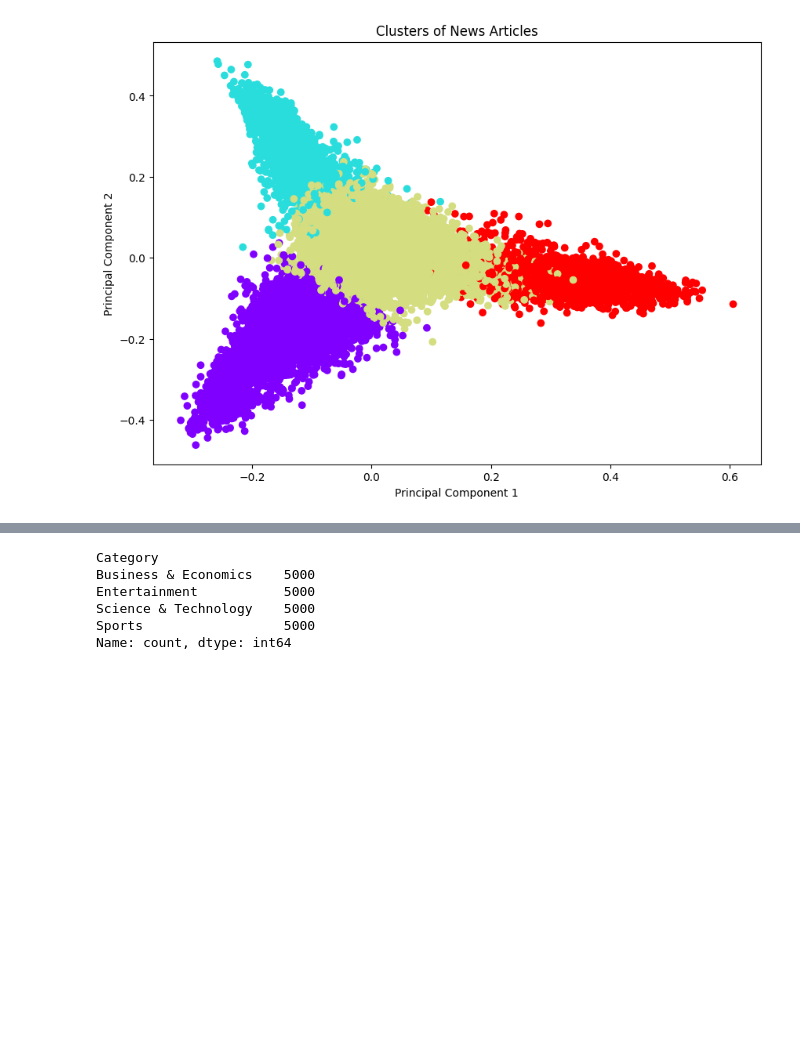
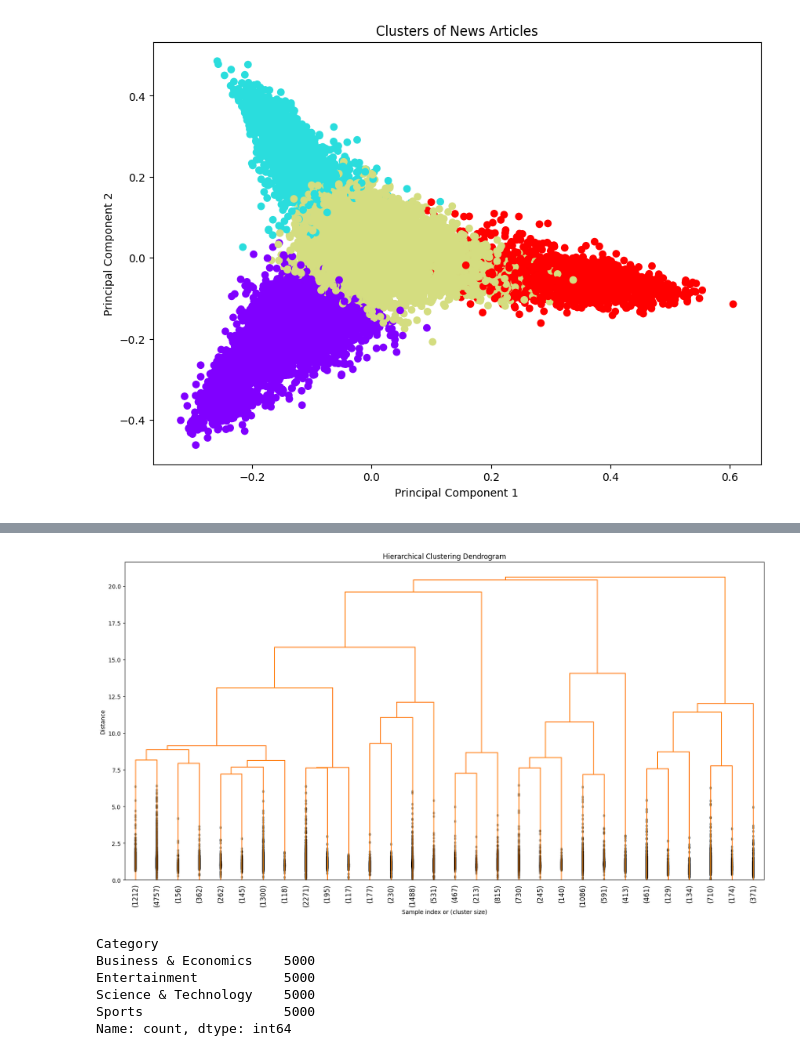
Before and after one commit to huzaifa003/NewsMachineLearning, a Jupyter notebook: NewsClusters.ipynb, the cells around one changed output, grey strips where cells are left out. Saved outputs shown, nothing was run; the diff lists cells and outputs as text; code cells hidden in the pictures; blank space fills up the shorter version.

```diff
--- a/NewsClusters.ipynb
+++ b/NewsClusters.ipynb
@@ -119,0 +188,26 @@ plt.show()
+# %%
+import mplcursors
+# Create a matplotlib figure
+plt.figure(figsize=(20, 10))
+dendrogram(linked,
+           truncate_mode='lastp',  # Show only the last p merged clusters
+           p=30,  # Show only the last 30 merged clusters
+           leaf_rotation=90,  # Rotate labels for better readability
+           leaf_font_size=12,  # Increase font size for better readability
+           show_contracted=True,  # To get a better feel for the data's distribution
+           orientation='top',
+           labels=data['Category'].values,
+           distance_sort='descending',
+           color_threshold=40)  # Sets the color threshold for clustering
+plt.title('Hierarchical Clustering Dendrogram')
+plt.xlabel('Sample index or (cluster size)')
+plt.ylabel('Distance')
+
+# Add interactivity with mplcursors
+cursor = mplcursors.cursor(hover=True)
+cursor.connect("add", lambda sel: sel.annotation.set_text(sel.artist.get_label()))
+
+plt.ion()
+plt.show()
+# %% [output]
+[figure, added]
```
Also changed, not shown: parts of 4 cells of this notebook.
